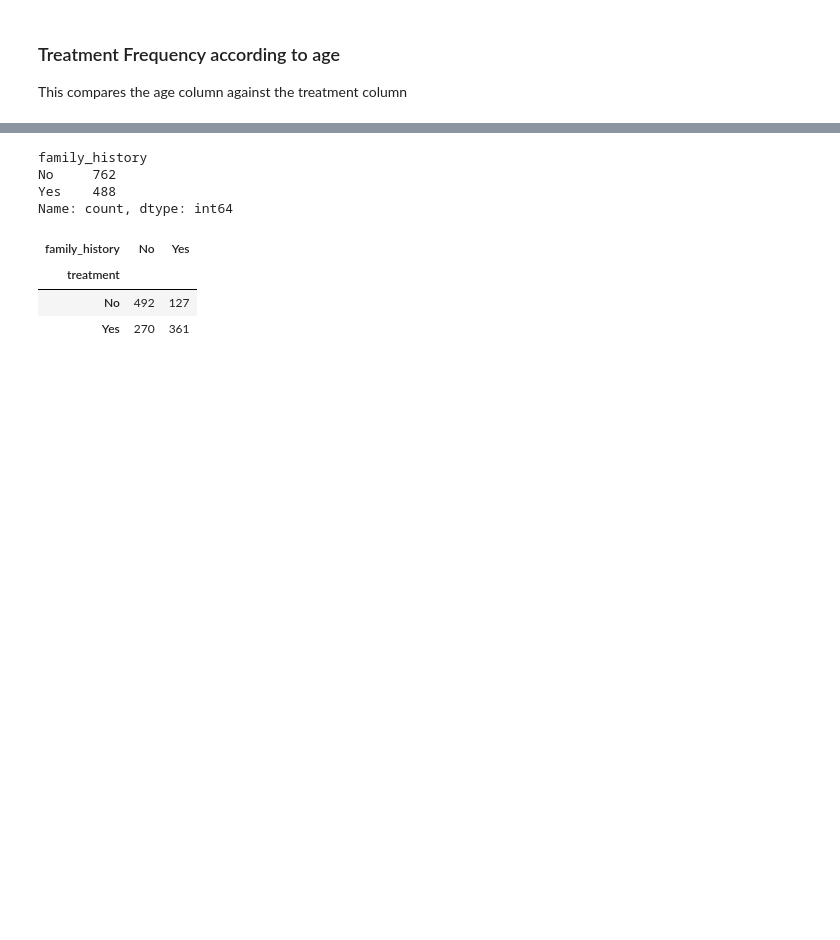
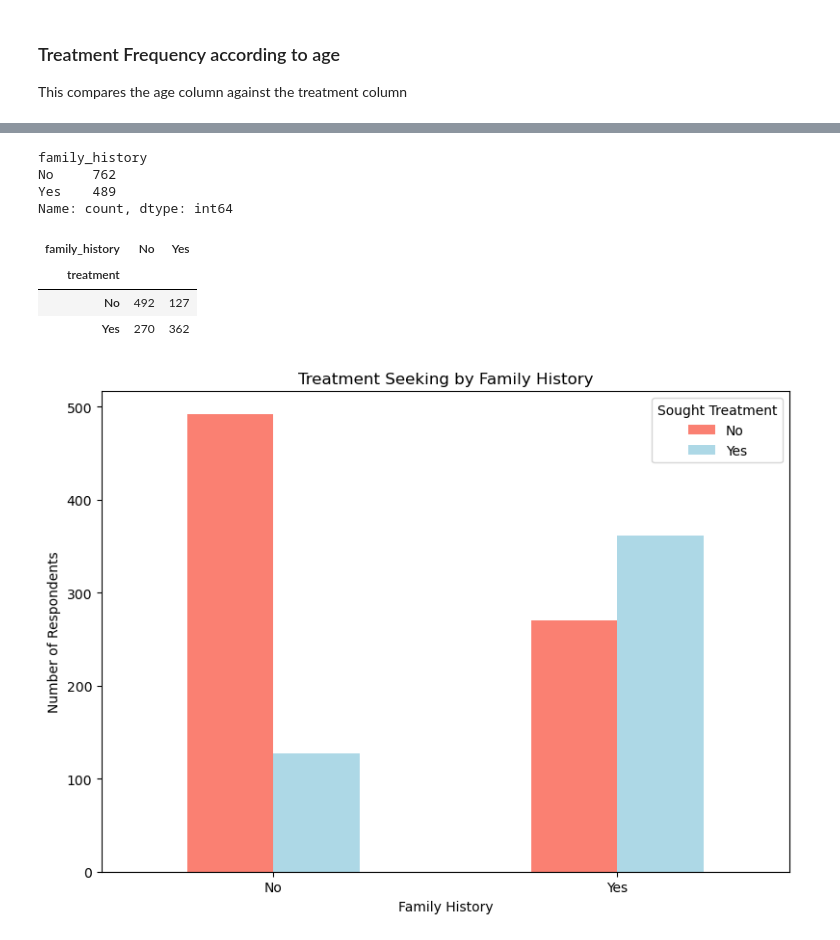
Before and after one commit to dinakajoy/mental-health-treatment-prediction, a Jupyter notebook: end-to-end-mental-health-treatment-prediction.ipynb, the cells around one changed output, grey strips where cells are left out. Cells and saved outputs as stored; diff of their text form; code cells hidden in the pictures; blank space fills up the shorter version.

```diff
--- a/end-to-end-mental-health-treatment-prediction.ipynb
+++ b/end-to-end-mental-health-treatment-prediction.ipynb
@@ -232,14 +449,31 @@ plt.show()
 # %%
-df_tmp.family_history.value_counts()
+df.family_history.value_counts()
 # %% [output]
 family_history
 No     762
-Yes    488
+Yes    489
 Name: count, dtype: int64
 # %%
-pd.crosstab(df_tmp.treatment, df_tmp.family_history)
+ct_family_treatment = pd.crosstab(df.treatment, df.family_history)
+ct_family_treatment
 # %% [output]
 | family_history | No | Yes |
 | treatment |  |  |
 | No | 492 | 127 |
-| Yes | 270 | 361 |
+| Yes | 270 | 362 |
+# %%
+# Create a plot of crosstab
+ct_family_treatment.plot(kind="bar", figsize=(8, 6), color=["salmon", "lightblue"])
+
+plt.title("Treatment Seeking by Family History")
+plt.xlabel("Family History")
+plt.ylabel("Number of Respondents")
+plt.legend(title="Sought Treatment")
+plt.tight_layout()
+plt.xticks(rotation=0)
+
+# Save the plot to a file
+plt.savefig("images/distribution-by-family.png", dpi=300, bbox_inches='tight')
+plt.show()
+# %% [output]
+[figure, added]
```
Also changed, not shown: parts of 77 cells of this notebook, 11 other files.
